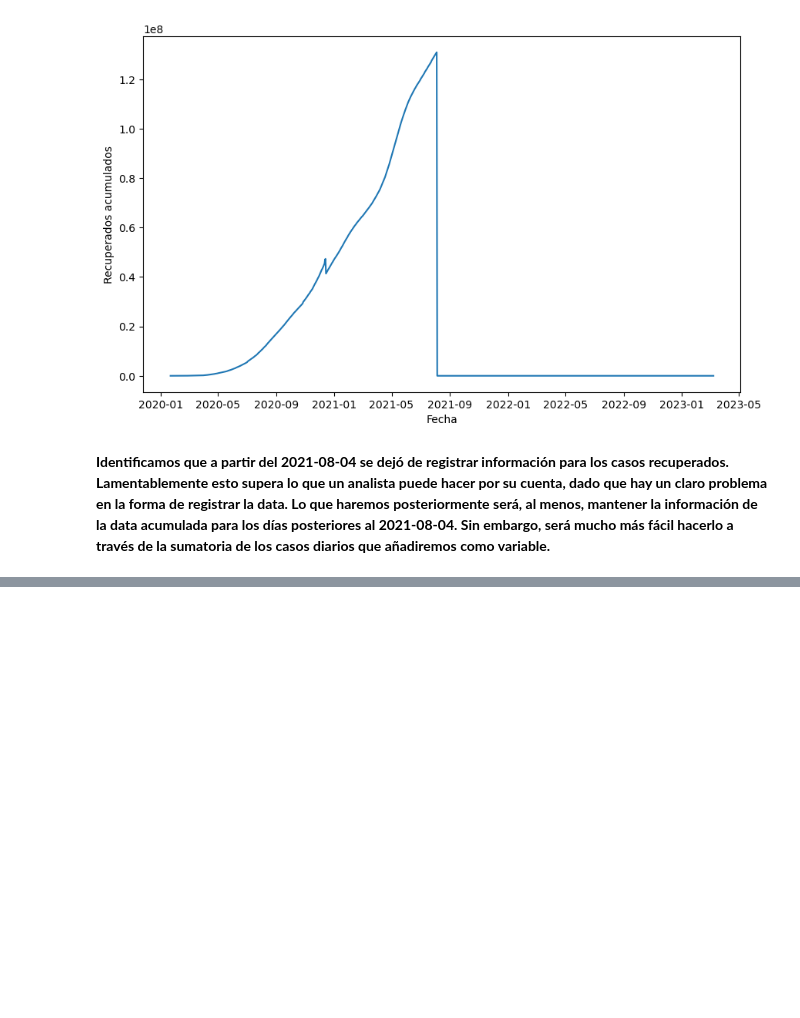
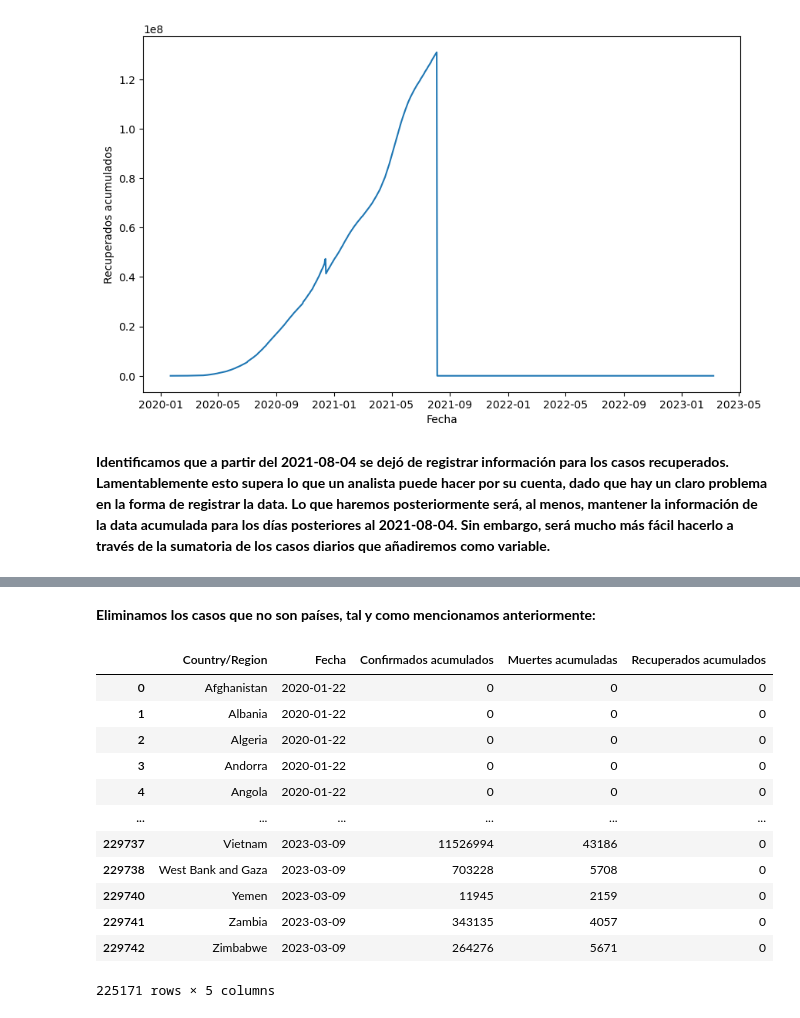
Before and after one commit to cpizarrov/proyecto_final, a Jupyter notebook: 02_Despivoteo_y_Unificacion.ipynb, the cells around one changed output, grey strips where cells are left out. Saved outputs shown, nothing was run; the diff lists cells and outputs as text; code cells hidden in the pictures; blank space fills up the shorter version.

Commit message:
Se consolidan las 3 bases en una sola tabla. Se eliminan los casos que no corresponden a países. Finalmente, se definen los pasos a seguir.

```diff
--- a/02_Despivoteo_y_Unificacion.ipynb
+++ b/02_Despivoteo_y_Unificacion.ipynb
@@ -320,0 +357,21 @@ sns.lineplot(data=rg_agrupada, x='Fecha', y='Recuperados acumulados', linestyle=
+# %% [markdown]
+**Eliminamos los casos que no son países, tal y como mencionamos anteriormente:**
+# %%
+df = df[~df['Country/Region'].str.contains('Olympics')]
+df = df[~df['Country/Region'].str.contains('MS Zaandam')]
+df = df[~df['Country/Region'].str.contains('Diamond Princess')]
+df
+# %% [output]
+|  | Country/Region | Fecha | Confirmados acumulados | Muertes acumuladas | Recuperados acumulados |
+| 0 | Afghanistan | 2020-01-22 | 0 | 0 | 0 |
+| 1 | Albania | 2020-01-22 | 0 | 0 | 0 |
+| 2 | Algeria | 2020-01-22 | 0 | 0 | 0 |
+| 3 | Andorra | 2020-01-22 | 0 | 0 | 0 |
+| 4 | Angola | 2020-01-22 | 0 | 0 | 0 |
+| ... | ... | ... | ... | ... | ... |
+| 229737 | Vietnam | 2023-03-09 | 11526994 | 43186 | 0 |
+| 229738 | West Bank and Gaza | 2023-03-09 | 703228 | 5708 | 0 |
+| 229740 | Yemen | 2023-03-09 | 11945 | 2159 | 0 |
+| 229741 | Zambia | 2023-03-09 | 343135 | 4057 | 0 |
+| 229742 | Zimbabwe | 2023-03-09 | 264276 | 5671 | 0 |
+225171 rows × 5 columns
```
Also changed, not shown: parts of 8 cells of this notebook.
